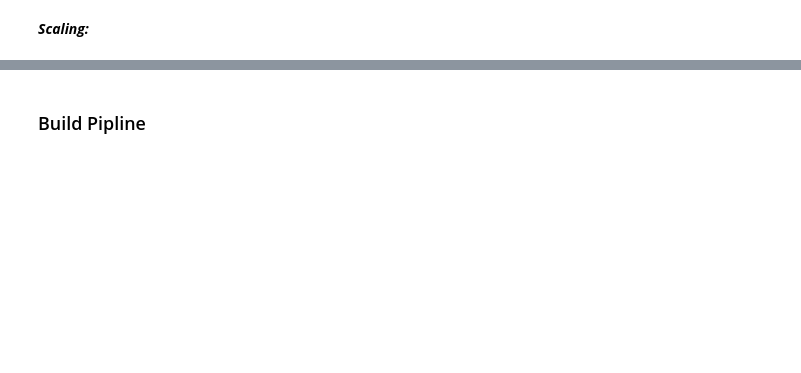
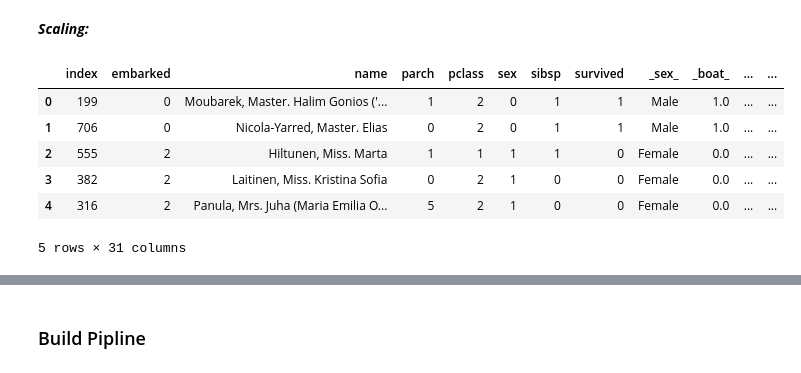
Before and after one commit to DimaFrank/ML, a Jupyter notebook: Titanic.ipynb, the cells around one changed output, grey strips where cells are left out. Saved outputs shown, nothing was run; the diff lists cells and outputs as text; code cells hidden in the pictures; blank space fills up the shorter version.

```diff
--- a/Titanic.ipynb
+++ b/Titanic.ipynb
@@ -419,2 +412,21 @@ Name: _big_family_, dtype: int64
 # %% [markdown]
 ***Scaling:***
+# %%
+from sklearn.preprocessing import MinMaxScaler
+
+# apply min-max scaling
+minmax_scaler = MinMaxScaler(feature_range=(0, 1))
+
+train['_fare_'] = minmax_scaler.fit_transform(train[['fare']])
+
+train = train.drop(['fare'], axis=1)
+
+train.head()
+# %% [output]
+|  | index | embarked | name | parch | pclass | sex | sibsp | survived | _sex_ | _boat_ | ... | ... |
+| 0 | 199 | 0 | Moubarek, Master. Halim Gonios ('... | 1 | 2 | 0 | 1 | 1 | Male | 1.0 | ... | ... |
+| 1 | 706 | 0 | Nicola-Yarred, Master. Elias | 0 | 2 | 0 | 1 | 1 | Male | 1.0 | ... | ... |
+| 2 | 555 | 2 | Hiltunen, Miss. Marta | 1 | 1 | 1 | 1 | 0 | Female | 0.0 | ... | ... |
+| 3 | 382 | 2 | Laitinen, Miss. Kristina Sofia | 0 | 2 | 1 | 0 | 0 | Female | 0.0 | ... | ... |
+| 4 | 316 | 2 | Panula, Mrs. Juha (Maria Emilia O... | 5 | 2 | 1 | 0 | 0 | Female | 0.0 | ... | ... |
+5 rows × 31 columns
```
Also changed, not shown: parts of 18 cells of this notebook.
